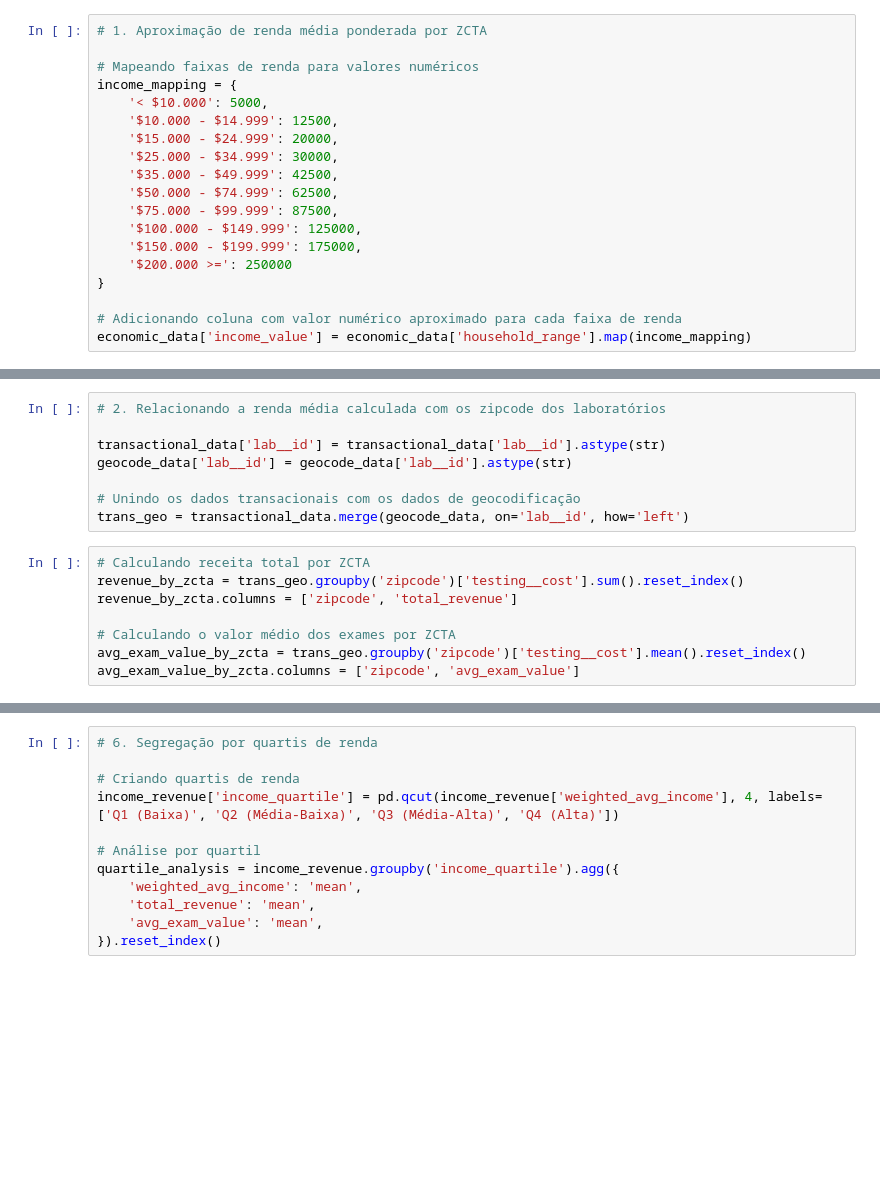
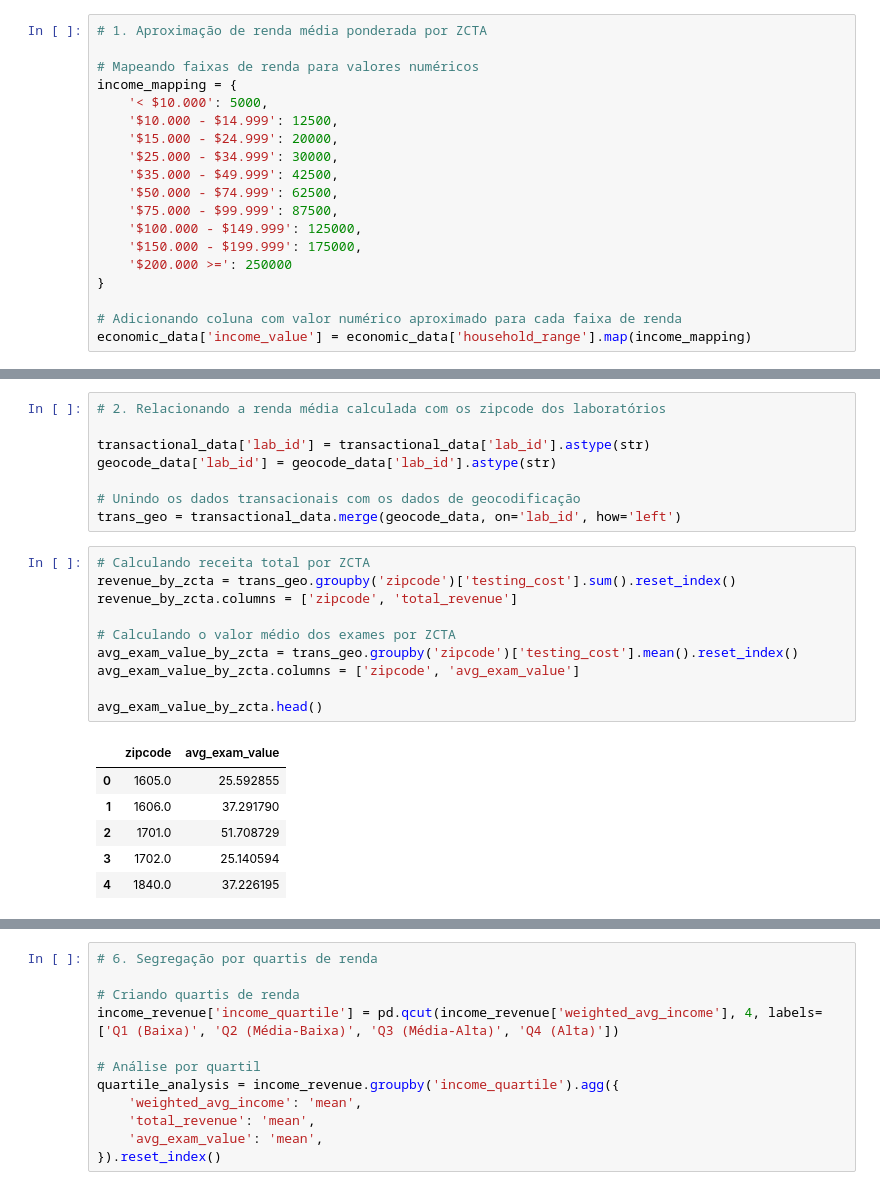
Before and after one commit to PabloRMCarneiro/case-elogroup-lab, a Jupyter notebook: notebooks/analytics/hypothesis/income.ipynb, the cells around one changed output, grey strips where cells are left out. Cells and saved outputs as stored; diff of their text form; blank space fills up the shorter version.

```diff
--- a/notebooks/analytics/hypothesis/income.ipynb
+++ b/notebooks/analytics/hypothesis/income.ipynb
@@ -52,19 +62,28 @@ weighted_income_df['zipcode'] = weighted_income_df['zipcode'].astype(float)
 # %%
 # 2. Relacionando a renda média calculada com os zipcode dos laboratórios
 
-transactional_data['lab__id'] = transactional_data['lab__id'].astype(str)
-geocode_data['lab__id'] = geocode_data['lab__id'].astype(str)
+transactional_data['lab_id'] = transactional_data['lab_id'].astype(str)
+geocode_data['lab_id'] = geocode_data['lab_id'].astype(str)
 
 # Unindo os dados transacionais com os dados de geocodificação
-trans_geo = transactional_data.merge(geocode_data, on='lab__id', how='left')
+trans_geo = transactional_data.merge(geocode_data, on='lab_id', how='left')
 # %%
 # Calculando receita total por ZCTA
-revenue_by_zcta = trans_geo.groupby('zipcode')['testing__cost'].sum().reset_index()
+revenue_by_zcta = trans_geo.groupby('zipcode')['testing_cost'].sum().reset_index()
 revenue_by_zcta.columns = ['zipcode', 'total_revenue']
 
 # Calculando o valor médio dos exames por ZCTA
-avg_exam_value_by_zcta = trans_geo.groupby('zipcode')['testing__cost'].mean().reset_index()
+avg_exam_value_by_zcta = trans_geo.groupby('zipcode')['testing_cost'].mean().reset_index()
 avg_exam_value_by_zcta.columns = ['zipcode', 'avg_exam_value']
+
+avg_exam_value_by_zcta.head()
+# %% [output]
+|  | zipcode | avg_exam_value |
+| 0 | 1605.0 | 25.592855 |
+| 1 | 1606.0 | 37.291790 |
+| 2 | 1701.0 | 51.708729 |
+| 3 | 1702.0 | 25.140594 |
+| 4 | 1840.0 | 37.226195 |
 # %%
 # Mesclando receita e renda por ZCTA
 income_revenue = weighted_income_df.merge(revenue_by_zcta, on='zipcode', how='inner')
```
Also changed, not shown: parts of 7 cells of this notebook, 13 other files.
